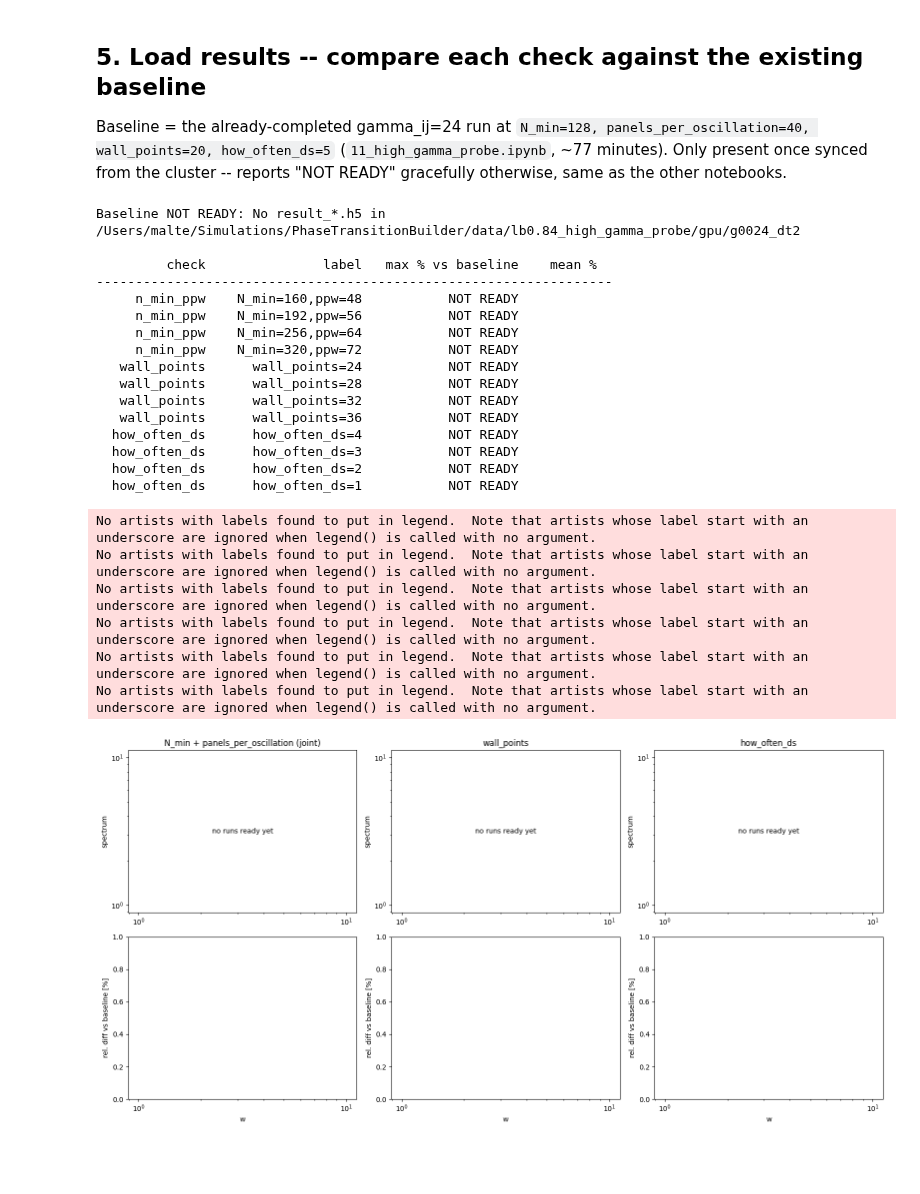
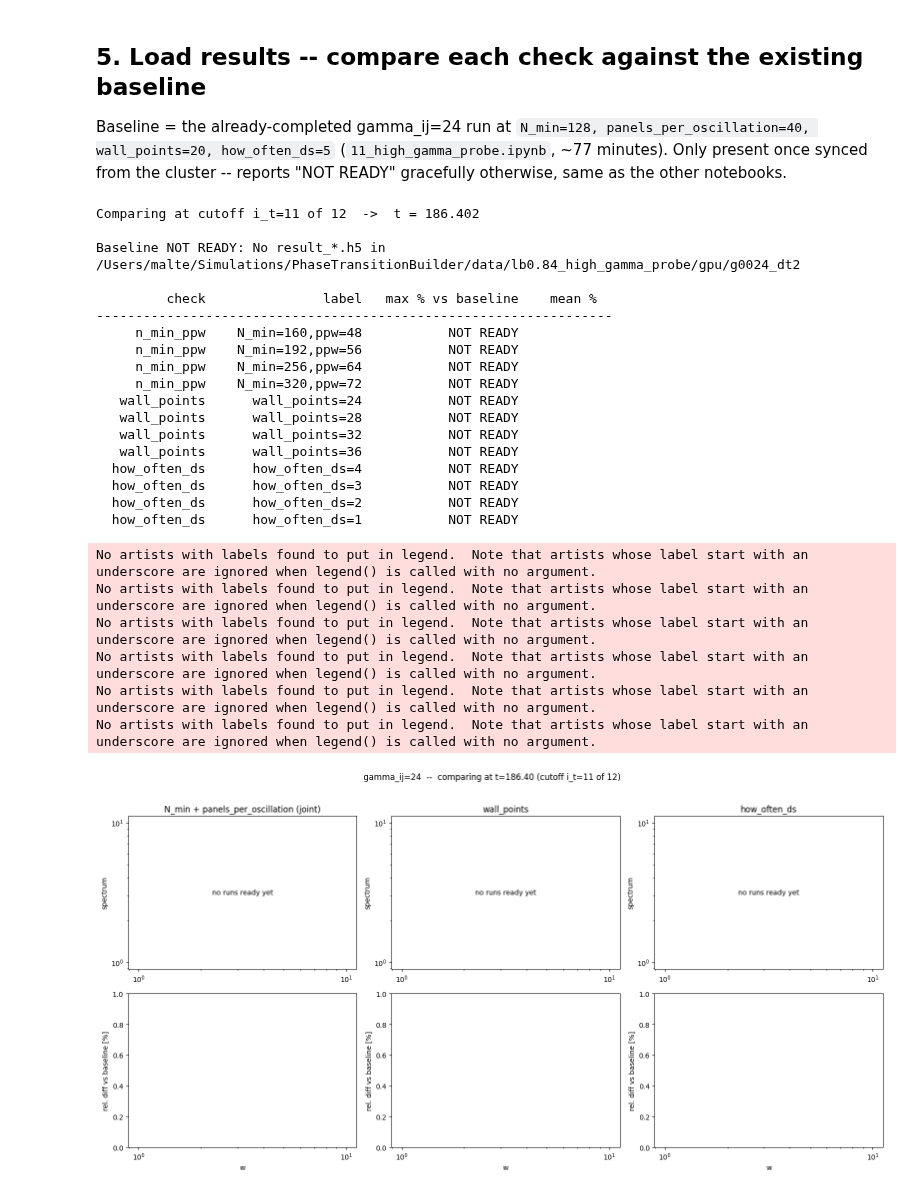
Before and after one commit to MSABuschmann/PhaseTransitionBuilder, a Jupyter notebook: notebooks/14_high_gamma_convergence_check.ipynb, the cells around one changed output. Drawn from its saved outputs; the diff is of its cells as text; code cells hidden in the pictures; blank space fills up the shorter version.

Commit message:
Print and plot the actual cutoff time being compared

```diff
--- a/notebooks/14_high_gamma_convergence_check.ipynb
+++ b/notebooks/14_high_gamma_convergence_check.ipynb
@@ -291,13 +291,20 @@ Baseline = the already-completed gamma_ij=24 run at
 the cluster -- reports "NOT READY" gracefully otherwise, same as the other
 notebooks.
 # %%
-def load_spectrum(out_dir, i_t=-1):
-    '''Load the spectrum from the last (or given) result_*.h5 in out_dir.'''
+I_T = -1   # which cutoff to compare -- -1 = last (most time-saturated)
+
+
+def load_spectrum(out_dir, i_t=I_T):
+    '''Load the spectrum from the given result_*.h5 in out_dir (default: I_T).'''
     files = sorted(Path(out_dir).glob('result_*.h5'), key=lambda p: int(p.stem.split('_')[1]))
     if not files:
         raise FileNotFoundError(f'No result_*.h5 in {out_dir}')
     with h5py.File(files[i_t]) as f:
         return f['w'][:], f['spectrum'][:]
+
+
+_i_t_abs = I_T if I_T >= 0 else len(times) + I_T
+print(f'Comparing at cutoff i_t={_i_t_abs} of {len(times)}  ->  t = {times[_i_t_abs]:.3f}\n')
 
 
 def rel_diff(ref, test, floor_frac=0.01):
@@ -337,6 +344,8 @@ for check, label, setup_rel, param, ppw, name in manifest_rows:
     except FileNotFoundError:
         print(f"{check:>14}  {label:>18}  {'NOT READY':>18}")
 # %% [output]
+Comparing at cutoff i_t=11 of 12  ->  t = 186.402
+
 Baseline NOT READY: No result_*.h5 in /Users/malte/Simulations/PhaseTransitionBuilder/data/lb0.84_high_gamma_probe/gpu/g0024_dt2
 
          check               label   max % vs baseline    mean %
@@ -374,31 +383,33 @@ for col, check in enumerate(('n_min_ppw', 'wall_points', 'how_often_ds')):
         ax_spec.text(0.5, 0.5, 'no runs ready yet', ha='center', va='center',
                     transform=ax_spec.transAxes)
     for (label, w_test, spec_test), color in zip(entries, COLORS4):
         ax_spec.plot(w_test, spec_test, lw=1.4, ls='--', color=color, label=label)
         if spec_ref is not None:
             spec_test_i = np.interp(w_ref, w_test, spec_test)
             rd = (spec_test_i - spec_ref) / np.where(spec_ref != 0, spec_ref, np.nan)
             ax_diff.plot(w_ref, rd * 100, lw=1.4, color=color, label=label)
 
     ax_spec.set_xscale('log'); ax_spec.set_yscale('log')
     ax_spec.set_title(CHECK_TITLES[check])
     ax_spec.set_ylabel('spectrum')
     ax_spec.legend(frameon=False, fontsize=7)
 
     ax_diff.axhline(0, color='0.6', lw=0.8, ls=':')
     ax_diff.set_xscale('log')
     ax_diff.set_xlabel('w')
     ax_diff.set_ylabel('rel. diff vs baseline [%]')
     ax_diff.legend(frameon=False, fontsize=7)
 
+fig.suptitle(f'gamma_ij={GAMMA_IJ_TARGET}  --  comparing at t={times[_i_t_abs]:.2f} (cutoff i_t={_i_t_abs} of {len(times)})', y=1.02)
+
 plt.tight_layout()
 plt.savefig(REPO_ROOT / 'high_gamma_convergence_check.pdf', bbox_inches='tight')
 plt.show()
 # %% [output]
 No artists with labels found to put in legend.  Note that artists whose label start with an underscore are ignored when legend() is called with no argument.
 No artists with labels found to put in legend.  Note that artists whose label start with an underscore are ignored when legend() is called with no argument.
 No artists with labels found to put in legend.  Note that artists whose label start with an underscore are ignored when legend() is called with no argument.
 No artists with labels found to put in legend.  Note that artists whose label start with an underscore are ignored when legend() is called with no argument.
 No artists with labels found to put in legend.  Note that artists whose label start with an underscore are ignored when legend() is called with no argument.
 No artists with labels found to put in legend.  Note that artists whose label start with an underscore are ignored when legend() is called with no argument.
-[figure, old version]
+[figure, new version]
```
